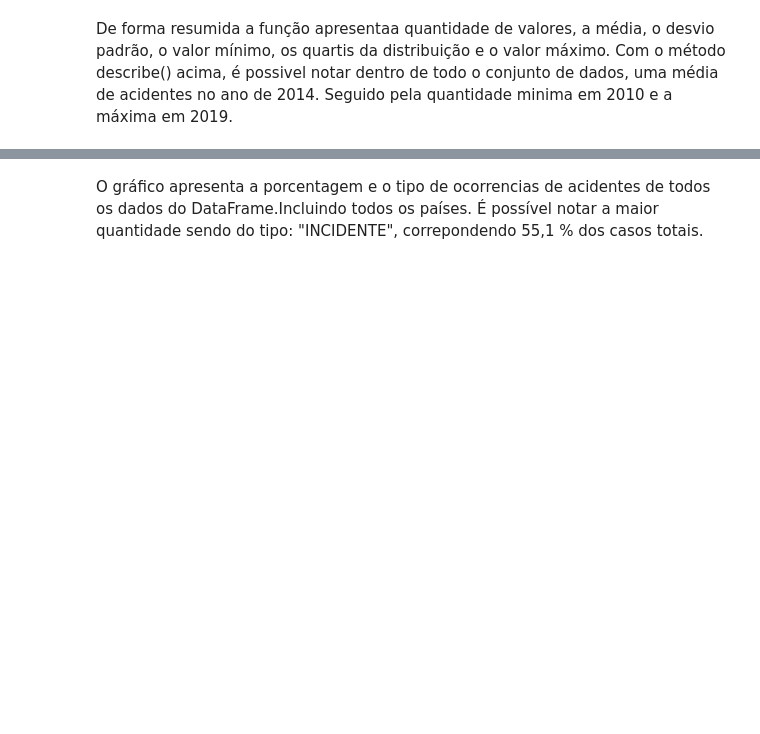
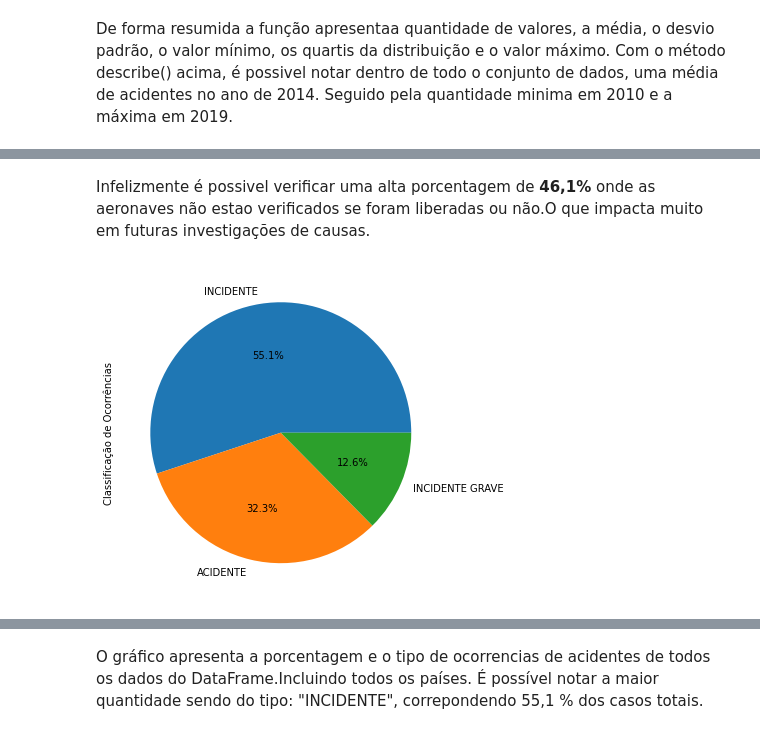
Before and after one commit to Vvitoor21/ProjetoGovernanca, a Jupyter notebook: Projeto.ipynb, the cells around one changed output, grey strips where cells are left out. Saved outputs shown, nothing was run; the diff lists cells and outputs as text; code cells hidden in the pictures; blank space fills up the shorter version.

```diff
--- a/Projeto.ipynb
+++ b/Projeto.ipynb
@@ -104,3 +111,10 @@ Com o método describe() acima, é possivel notar dentro de todo o conjunto de d
+# %% [markdown]
+Infelizmente é possivel verificar uma alta porcentagem de **46,1%** onde as aeronaves não estao verificados se foram liberadas ou não.O que impacta muito em futuras investigações de causas.
+# %%
+dados['tipo'].value_counts().plot(kind='pie',autopct='%1.1f%%',label="Classificação de Ocorrências" ,figsize=(6, 6))
+plt.show()
+# %% [output]
+[figure, added]
 # %%
 dados['tipo'].value_counts().plot(kind='pie',autopct='%1.1f%%',label="Classificação de Ocorrências" ,figsize=(6, 6))
 plt.show()
```
Also changed, not shown: parts of 7 cells of this notebook.
